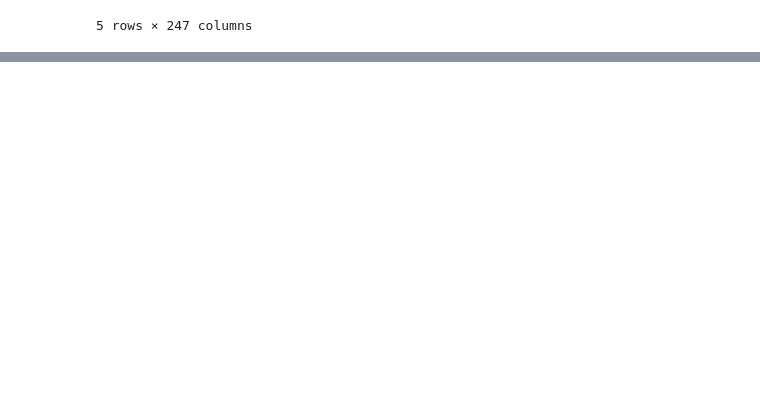
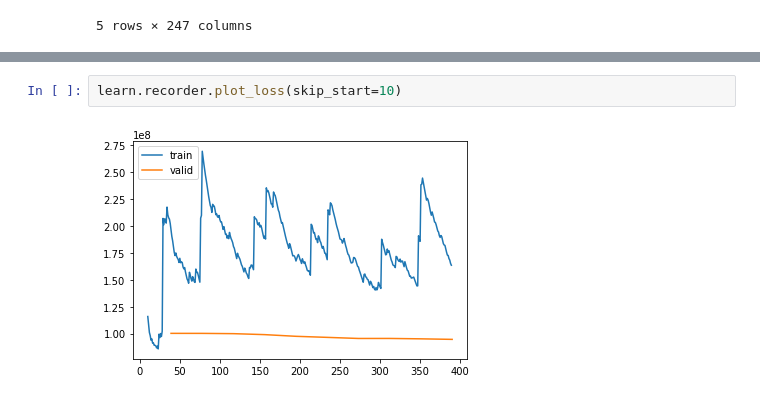
Before and after one commit to AndreaOmodeo/colab, a Jupyter notebook: Try1.ipynb, the cells around one changed output, grey strips where cells are left out. Drawn from its saved outputs; the diff is of its cells as text; blank space fills up the shorter version.

```diff
--- a/Try1.ipynb
+++ b/Try1.ipynb
@@ -70 +109,5 @@ learn.fit_one_cycle(10)
+# %%
+learn.recorder.plot_loss(skip_start=10)
+# %% [output]
+[figure, added]
 # %%
```
Also changed, not shown: parts of 8 cells of this notebook.
